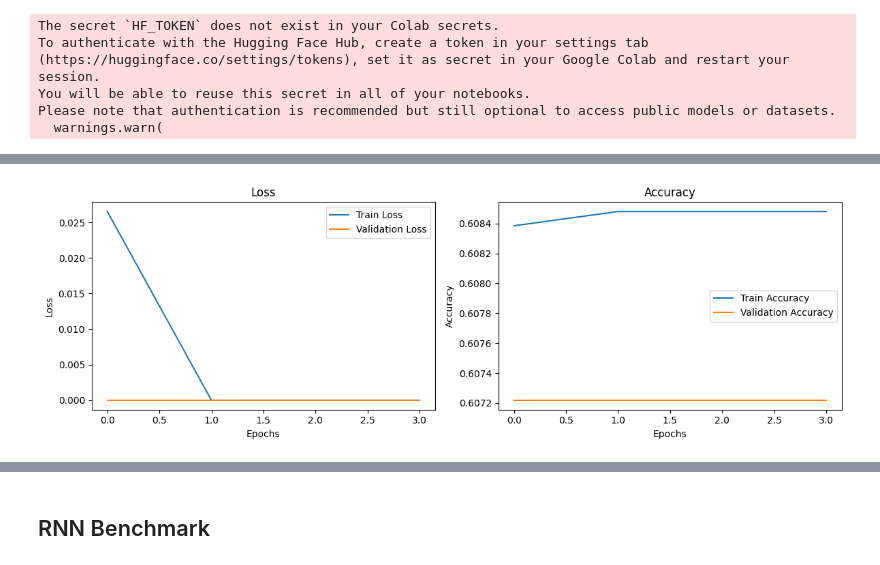
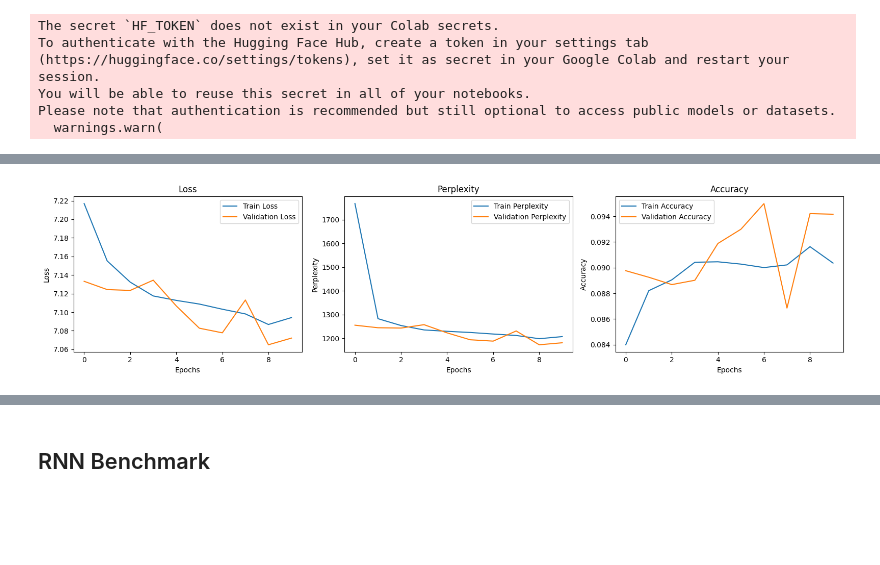
Before and after one commit to danielathome19/Engram-Neural-Network, a Jupyter notebook: examples/sequence.ipynb, the cells around one changed output, grey strips where cells are left out. Saved outputs shown, nothing was run; the diff lists cells and outputs as text; code cells hidden in the pictures; blank space fills up the shorter version.

```diff
--- a/examples/sequence.ipynb
+++ b/examples/sequence.ipynb
@@ -124,11 +130,13 @@ y_test = y_test.reshape(-1)
 # %%
 # Create the model
-model = engram_classifier(
+model = EngramClassifier(
     input_shape=(32, 1),
     hidden_dim=128,
     memory_size=64,
     num_classes=vocab_size,
     return_states=True,
+    return_sequences=True,
+    use_attention=False,
     sparsity_strength=0.3,
     hebbian_lr=0.05  # Higher learning rate for Hebbian updates
 )
@@ -141,22 +149,32 @@ trace_callback = HebbianTraceMonitor(
     skip_first_plot=True
 )
 early_stopping = keras.callbacks.EarlyStopping(
-    monitor='val_loss',
+    monitor='val_perplexity',
     patience=3,
-    restore_best_weights=True
+    restore_best_weights=True,
+    mode='min'
 )
 lr_scheduler = keras.callbacks.ReduceLROnPlateau(
-    monitor='val_loss',
+    monitor='val_perplexity',
     factor=0.5,
     patience=2,
-    min_lr=1e-5
+    min_lr=1e-5,
+    mode='min'
 )
+
+# Define perplexity metric
+def perplexity(y_true, y_pred):
+    # Flatten the targets and predictions to (num_samples * seq_length, ...) for the metric
+    y_true = tf.reshape(y_true, [-1])
+    y_pred = tf.reshape(y_pred, [-1, vocab_size])
+    cross_entropy = tf.keras.losses.sparse_categorical_crossentropy(y_true, y_pred)
+    return tf.exp(tf.reduce_mean(cross_entropy))
 
 # Compile and train the model
 model.compile(
     optimizer=keras.optimizers.Adam(learning_rate=0.001, clipnorm=1.0),
     loss='sparse_categorical_crossentropy',
-    metrics=['accuracy']
+    metrics=['accuracy', perplexity]
 )
 model.summary()
 plot_model(model, show_shapes=True, show_layer_names=True, expand_nested=True, to_file='examples/out/wikitext_model.png')
@@ -183,7 +202,7 @@ history = model.fit(
     X_train,
     y_train,
     epochs=10,
-    batch_size=64,
+    batch_size=128,
     validation_split=0.2,
     callbacks=[trace_callback, early_stopping, lr_scheduler]
 )
@@ -216,22 +233,29 @@ plot_hebbian_trace(trace_callback)  #, file_path='examples/out/hebbian_trace.png
 # %%
 # Plot the training history
-plt.figure(figsize=(12, 4))
-plt.subplot(1, 2, 1)
+plt.figure(figsize=(16, 4))
+plt.subplot(1, 3, 1)
 plt.plot(history.history['loss'], label='Train Loss')
 plt.plot(history.history['val_loss'], label='Validation Loss')
 plt.title('Loss')
 plt.xlabel('Epochs')
 plt.ylabel('Loss')
 plt.legend()
-plt.subplot(1, 2, 2)
+plt.subplot(1, 3, 2)
+plt.plot(history.history['perplexity'], label='Train Perplexity')
+plt.plot(history.history['val_perplexity'], label='Validation Perplexity')
+plt.title('Perplexity')
+plt.xlabel('Epochs')
+plt.ylabel('Perplexity')
+plt.legend()
+plt.subplot(1, 3, 3)
 plt.plot(history.history['accuracy'], label='Train Accuracy')
 plt.plot(history.history['val_accuracy'], label='Validation Accuracy')
 plt.title('Accuracy')
 plt.xlabel('Epochs')
 plt.ylabel('Accuracy')
 plt.legend()
 plt.tight_layout()
 plt.savefig('examples/out/wikitext_training_history.png')
 plt.show()
 # %% [output]
-[figure, old version]
+[figure, new version]
```
Also changed, not shown: parts of 24 cells of this notebook, 3 other files.
